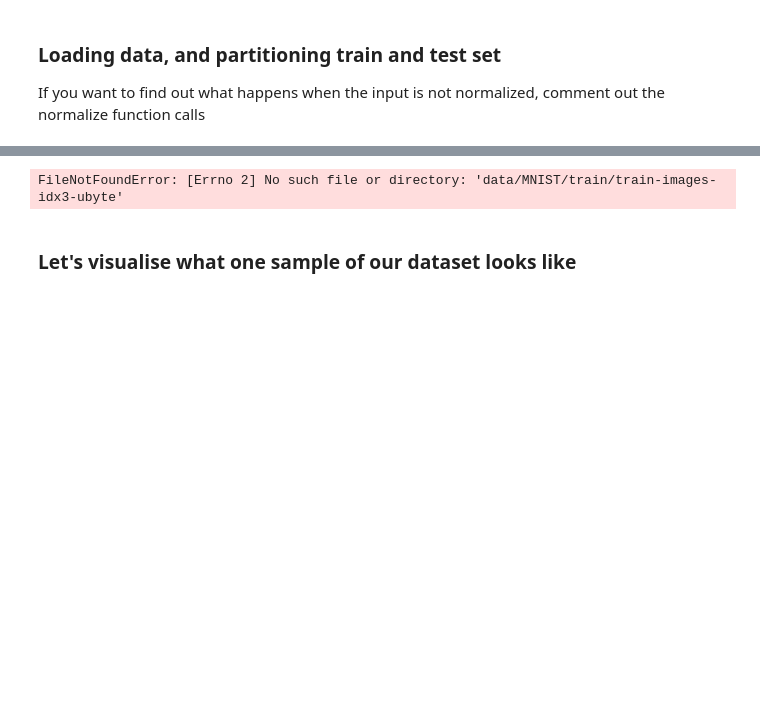
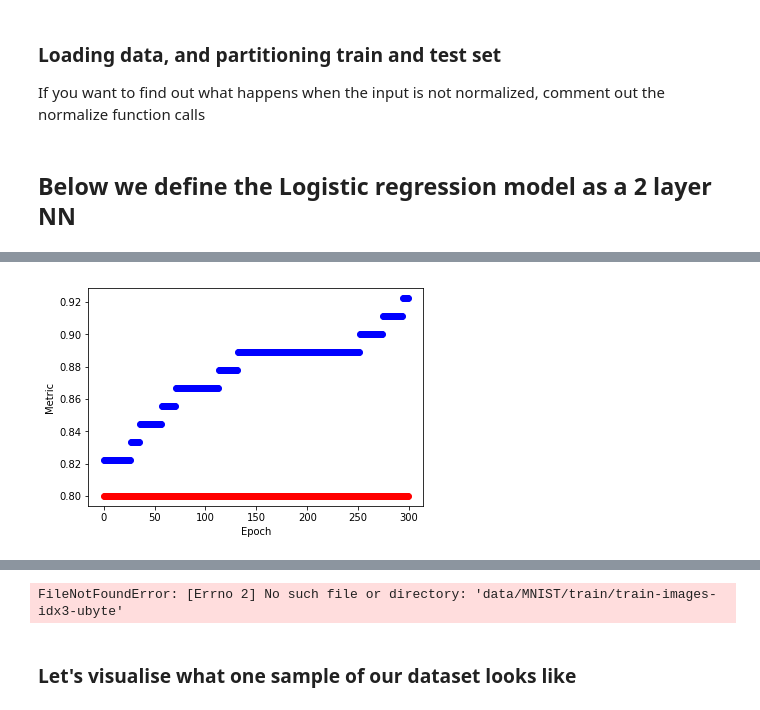
Before and after one commit to akarshgopal/AI, a Jupyter notebook: Machine_Learning/Neural_Networks_Primer.ipynb, the cells around one changed output, grey strips where cells are left out. Cells and saved outputs as stored; diff of their text form; code cells hidden in the pictures; blank space fills up the shorter version.

```diff
--- a/Machine_Learning/Neural_Networks_Primer.ipynb
+++ b/Machine_Learning/Neural_Networks_Primer.ipynb
@@ -128,8 +128,10 @@ In order to effectively measure the performance of our model we can define a 'me
 def model_accuracy(H,Y):
     n = np.shape(H)[1]
     err = 0
+    O = inv_one_hot(H)
+    L = inv_one_hot(Y)
     for i in range(n):
-        if H[0,i]!=Y[0,i]:
+        if O[0,i]!=L[0,i]:
             err += 1
     accuracy = (1 - err/n)
     return accuracy
@@ -251,0 +335,36 @@ If you want to find out what happens when the input is not normalized, comment o
+# %% [markdown]
+## Below we define the Logistic regression model as a 2 layer NN
+# %%
+class Logistic:
+    def __init__(self, X_size, Y_size, lossfn):
+        self.regressor = layer(X_size, Y_size, softmax)
+        self.lossfn = lossfn
+
+    def f_pass(self, X):
+        self.H = self.regressor.forward(X)
+        return self.H
+
+    def back_prop(self, X, Y, batch_size, reg_lambda):
+        m = batch_size
+        self.loss = self.lossfn.get_loss(self.H,Y)
+        dZ = self.lossfn.diff(self.H,Y)
+        self.regressor.out_grad(dZ, X, m, reg_lambda)
+
+    def optim(self, lr, beta=0):
+        self.regressor.step(lr,beta)
+# %%
+n_in = np.shape(X2)[0]
+n_out = np.shape(Y2)[0]
+log_reg = Logistic(n_in,n_out,CE_loss)
+# %%
+n_epochs = 300
+lr = 0.01
+lr_decay = 1
+batch_size = X2.shape[1]
+beta = 0
+
+#regularization parameter labmda
+reg_lamda = 1
+# %%
+train(log_reg, X2, Y2, X2_test, Y2_test, model_accuracy, n_epochs, batch_size, lr, lr_decay, beta, reg_lamda)
+# %% [output]
@@ -251,0 +372 @@ If you want to find out what happens when the input is not normalized, comment o
+[figure, added]
```
Also changed, not shown: parts of 25 cells of this notebook, 1 other file.
